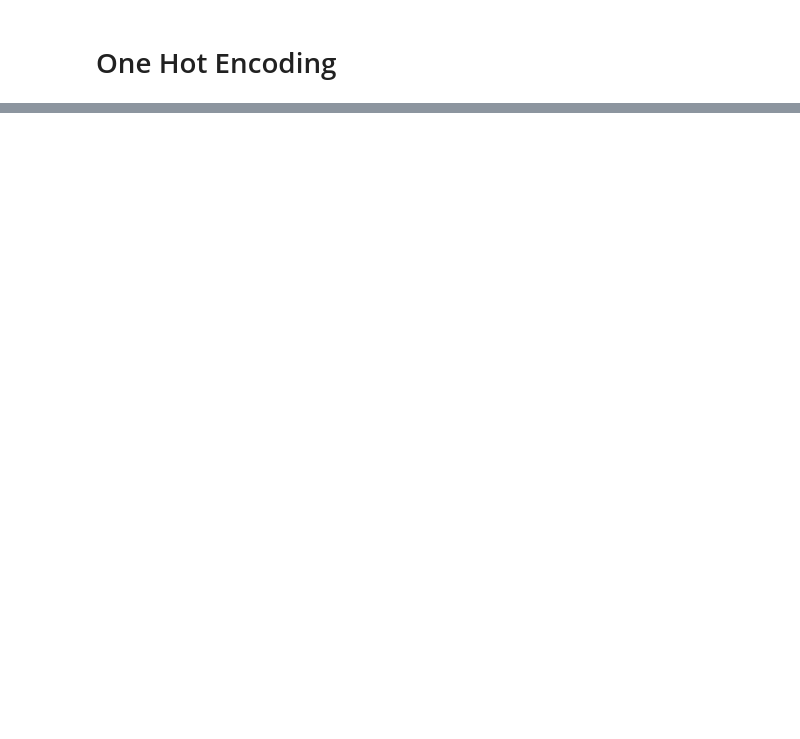
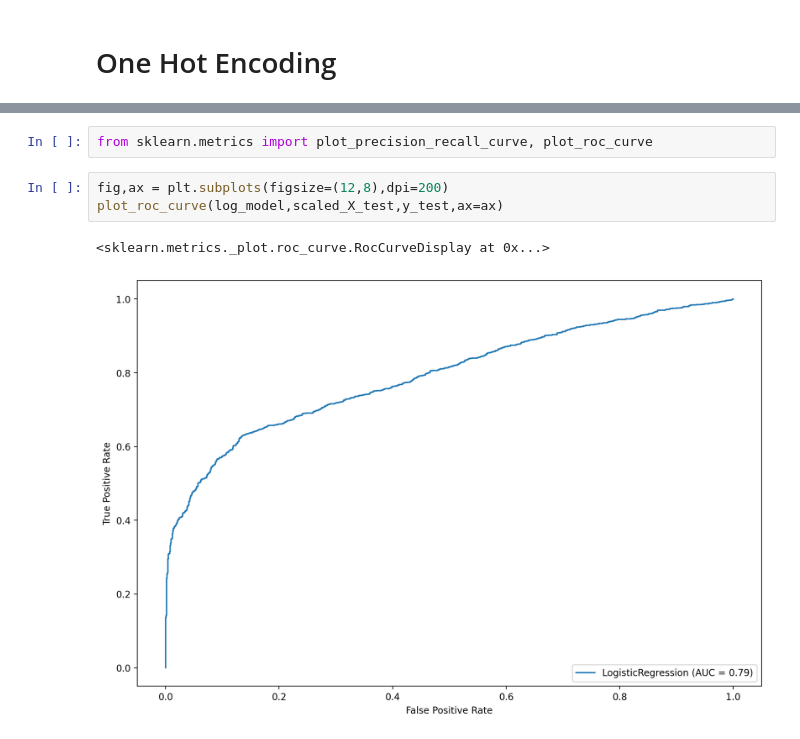
Before and after one commit to Daniel-Aguila/SpaceTitanic, a Jupyter notebook: main.ipynb, the cells around one changed output, grey strips where cells are left out. Drawn from its saved outputs; the diff is of its cells as text; blank space fills up the shorter version.

```diff
--- a/main.ipynb
+++ b/main.ipynb
@@ -536,0 +615,8 @@ df_train[df_train.columns[-6:]].corr()
+# %%
+from sklearn.metrics import plot_precision_recall_curve, plot_roc_curve
+# %%
+fig,ax = plt.subplots(figsize=(12,8),dpi=200)
+plot_roc_curve(log_model,scaled_X_test,y_test,ax=ax)
+# %% [output]
+<sklearn.metrics._plot.roc_curve.RocCurveDisplay at 0x...>
+[figure, added]
```
Also changed, not shown: parts of 27 cells of this notebook.
